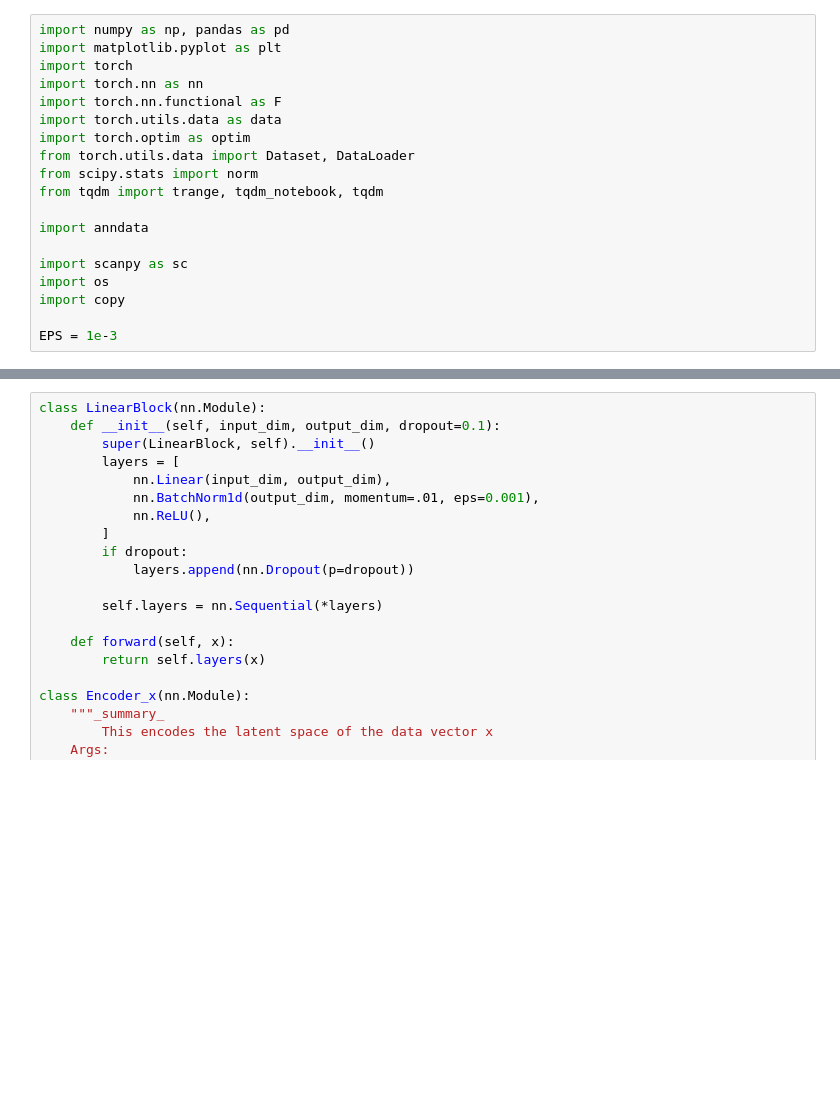
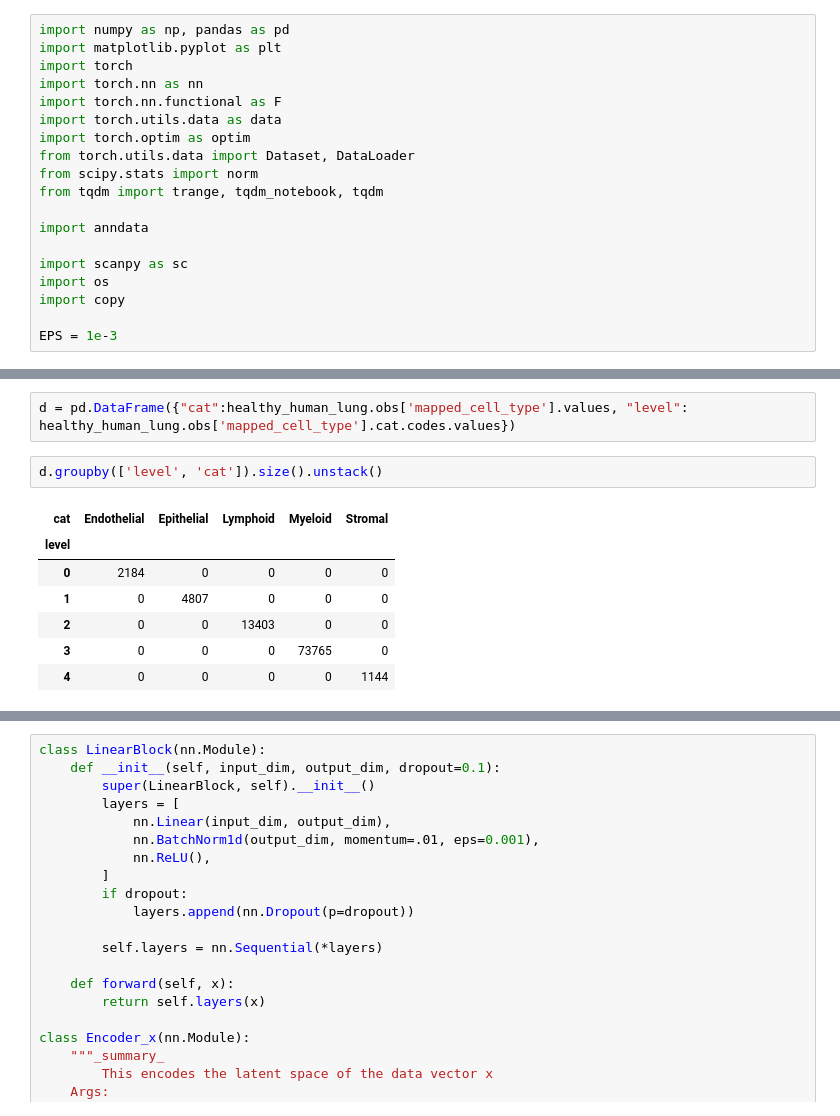
Before and after one commit to Irisapo/yyyyvae, a Jupyter notebook: script/VAE_snRNAseq_latent1280.ipynb, the cells around one changed output, grey strips where cells are left out. Drawn from its saved outputs; the diff is of its cells as text; blank space fills up the shorter version.

```diff
--- a/script/VAE_snRNAseq_latent1280.ipynb
+++ b/script/VAE_snRNAseq_latent1280.ipynb
@@ -62,3 +95,15 @@ cell_type categories:" Index(['0', 'Endothelial', 'Epithelial', 'Lymphoid', 'Mye
+# %%
+d = pd.DataFrame({"cat":healthy_human_lung.obs['mapped_cell_type'].values, "level": healthy_human_lung.obs['mapped_cell_type'].cat.codes.values})
+# %%
+d.groupby(['level', 'cat']).size().unstack()
+# %% [output]
+| cat | Endothelial | Epithelial | Lymphoid | Myeloid | Stromal |
+| level |  |  |  |  |  |
+| 0 | 2184 | 0 | 0 | 0 | 0 |
+| 1 | 0 | 4807 | 0 | 0 | 0 |
+| 2 | 0 | 0 | 13403 | 0 | 0 |
+| 3 | 0 | 0 | 0 | 73765 | 0 |
+| 4 | 0 | 0 | 0 | 0 | 1144 |
 # %%
 class scDataset(Dataset):
     def __init__(self, adata):
```
Also changed, not shown: parts of 22 cells of this notebook.
